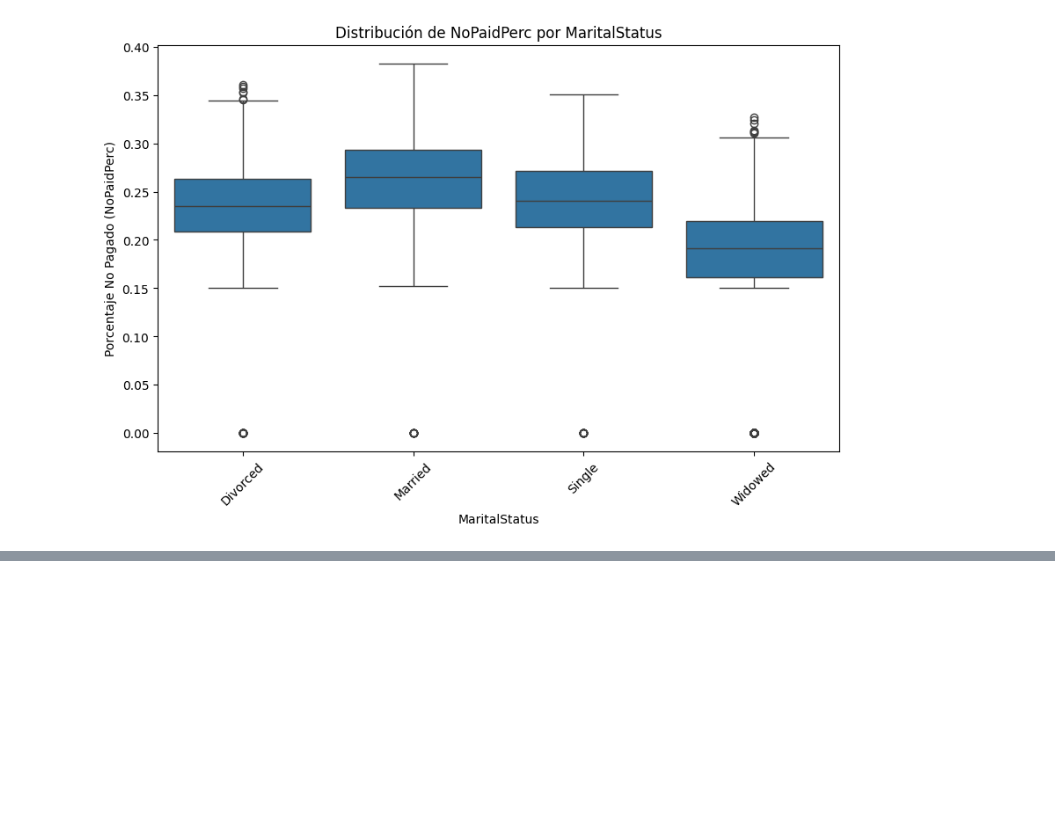
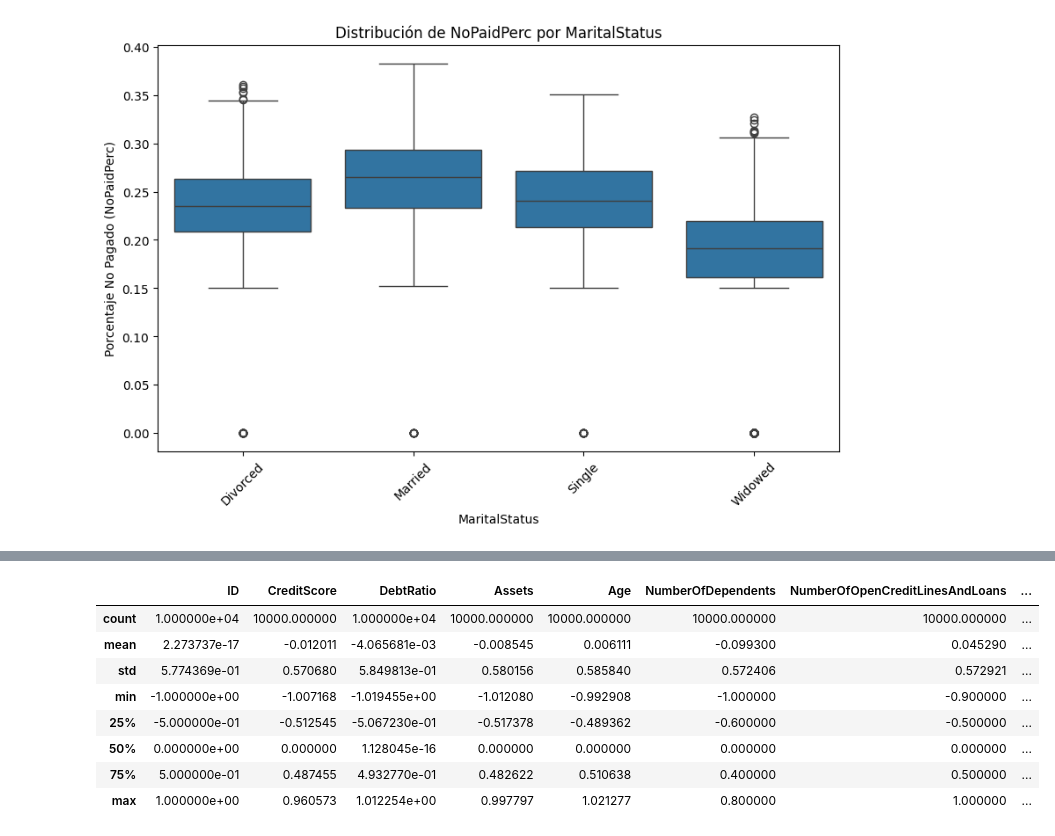
Before and after one commit to JonathanVillegasG/LEA3_FIN2, a Jupyter notebook: Copia de a_preprocesamiento.ipynb, the cells around one changed output, grey strips where cells are left out. Saved outputs shown, nothing was run; the diff lists cells and outputs as text; code cells hidden in the pictures; blank space fills up the shorter version.

```diff
--- a/Copia de a_preprocesamiento.ipynb
+++ b/Copia de a_preprocesamiento.ipynb
@@ -136,0 +322,6 @@ Para aquellos que cuentan casa propia se ve un aumento en el NPPerc, se puede as
+# %%
+
+Historicos_dummies = pd.get_dummies(Historicos[categorical_vars], columns=categoricas, drop_first=True)
+
+# Ver las primeras filas para verificar la transformación
+print(Historicos_dummies.head())
@@ -136,0 +349,21 @@ Para aquellos que cuentan casa propia se ve un aumento en el NPPerc, se puede as
+# %%
+Historicos_noscaled = Historicos[['ID', 'NoPaidPerc']].reset_index(drop=True)
+# %%
+from sklearn.preprocessing import RobustScaler
+# Escalar variables numéricas
+scaler = RobustScaler()
+Historicos_Scaled = pd.DataFrame(scaler.fit_transform(Historicos[numeric_vars]), columns=numeric_vars)
+# %%
+Historicos_final = pd.concat([Historicos_Scaled, Historicos_dummies,Historicos_noscaled], axis=1)
+# %%
+Historicos_final.describe()
+# %% [output]
+|  | ID | CreditScore | DebtRatio | Assets | Age | NumberOfDependents | NumberOfOpenCreditLinesAndLoans | ... |
+| count | 1.000000e+04 | 10000.000000 | 1.000000e+04 | 10000.000000 | 10000.000000 | 10000.000000 | 10000.000000 | ... |
+| mean | 2.273737e-17 | -0.012011 | -4.065681e-03 | -0.008545 | 0.006111 | -0.099300 | 0.045290 | ... |
+| std | 5.774369e-01 | 0.570680 | 5.849813e-01 | 0.580156 | 0.585840 | 0.572406 | 0.572921 | ... |
+| min | -1.000000e+00 | -1.007168 | -1.019455e+00 | -1.012080 | -0.992908 | -1.000000 | -0.900000 | ... |
+| 25% | -5.000000e-01 | -0.512545 | -5.067230e-01 | -0.517378 | -0.489362 | -0.600000 | -0.500000 | ... |
+| 50% | 0.000000e+00 | 0.000000 | 1.128045e-16 | 0.000000 | 0.000000 | 0.000000 | 0.000000 | ... |
+| 75% | 5.000000e-01 | 0.487455 | 4.932770e-01 | 0.482622 | 0.510638 | 0.400000 | 0.500000 | ... |
+| max | 1.000000e+00 | 0.960573 | 1.012254e+00 | 0.997797 | 1.021277 | 0.800000 | 1.000000 | ... |
```
Also changed, not shown: parts of 36 cells of this notebook.
